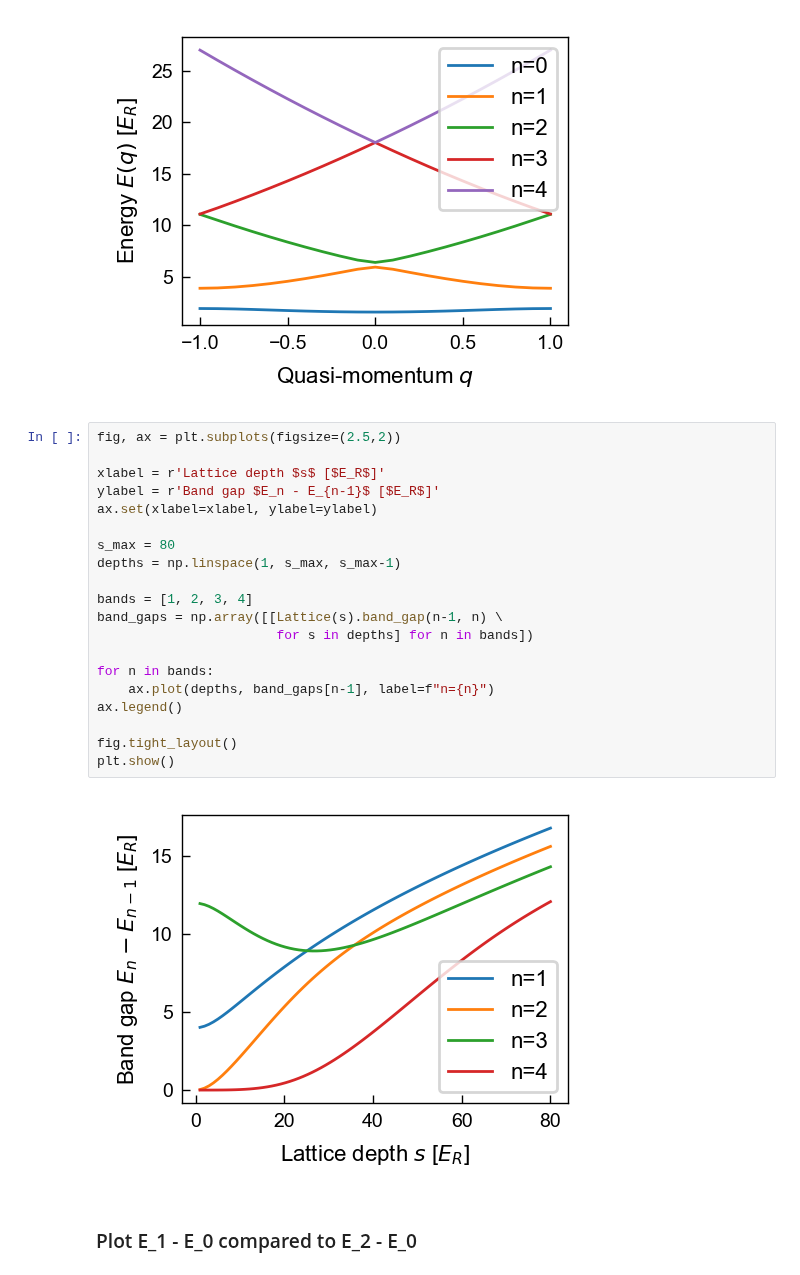
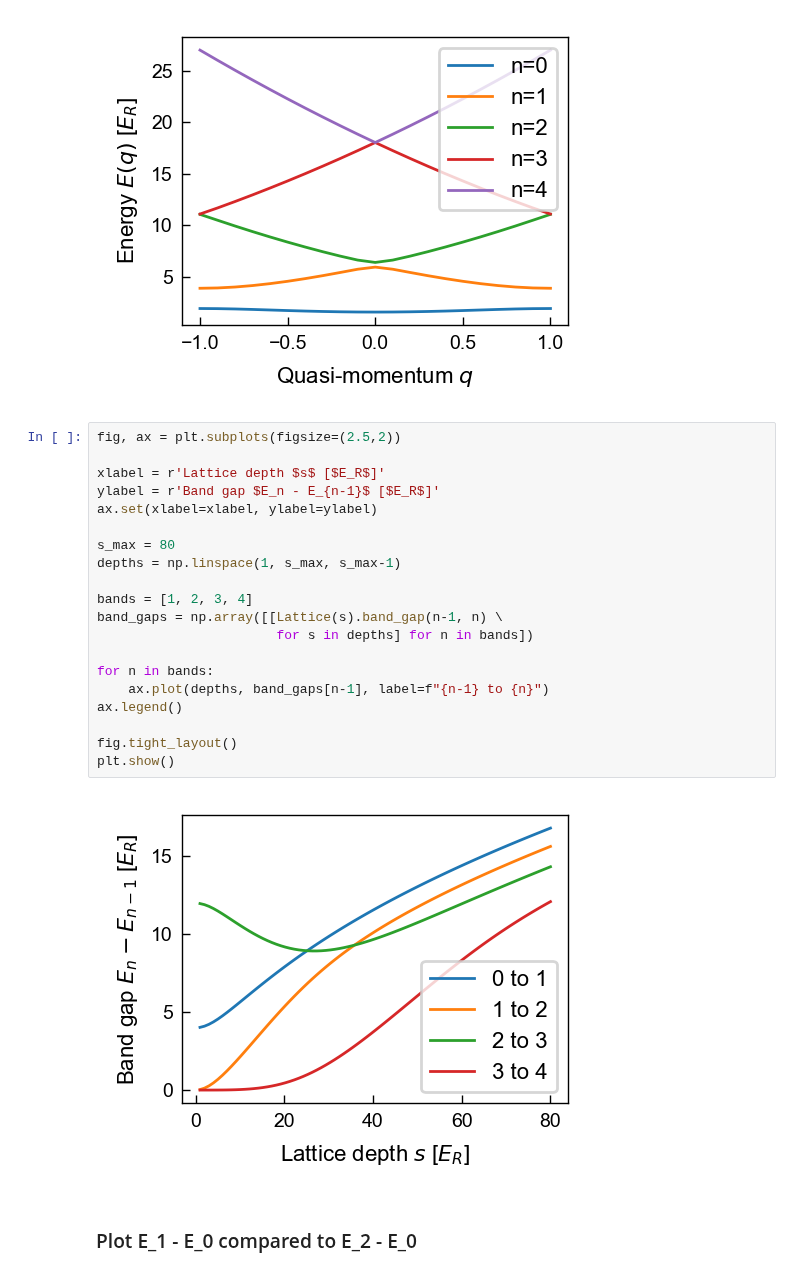
Before and after one commit to colinjdale/ChiPyLab, a Jupyter notebook: examples/plot_lattice_quantities.ipynb, the cells around one changed output. Saved outputs shown, nothing was run; the diff lists cells and outputs as text.

```diff
--- a/examples/plot_lattice_quantities.ipynb
+++ b/examples/plot_lattice_quantities.ipynb
@@ -53,25 +53,25 @@ plt.show()
 # %%
 fig, ax = plt.subplots(figsize=(2.5,2))
 
 xlabel = r'Lattice depth $s$ [$E_R$]'
 ylabel = r'Band gap $E_n - E_{n-1}$ [$E_R$]'
 ax.set(xlabel=xlabel, ylabel=ylabel)
 
 s_max = 80
 depths = np.linspace(1, s_max, s_max-1)
 
 bands = [1, 2, 3, 4]
 band_gaps = np.array([[Lattice(s).band_gap(n-1, n) \
                        for s in depths] for n in bands])
 
 for n in bands:
-    ax.plot(depths, band_gaps[n-1], label=f"n={n}")
+    ax.plot(depths, band_gaps[n-1], label=f"{n-1} to {n}")
 ax.legend()
 
 fig.tight_layout()
 plt.show()
 # %% [output]
-[figure, old version]
+[figure, new version]
 # %% [markdown]
 ### Plot E_1 - E_0 compared to E_2 - E_0
 # %%
```
Also changed, not shown: 2 other files.
